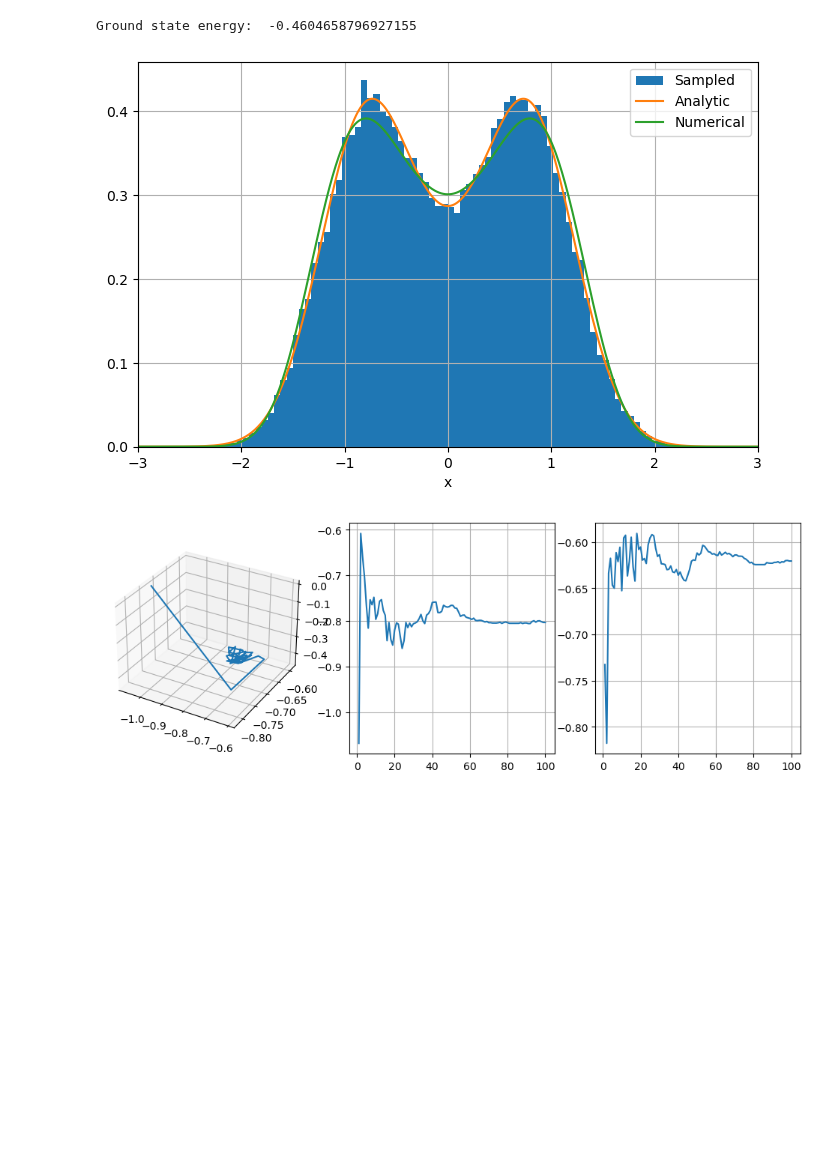
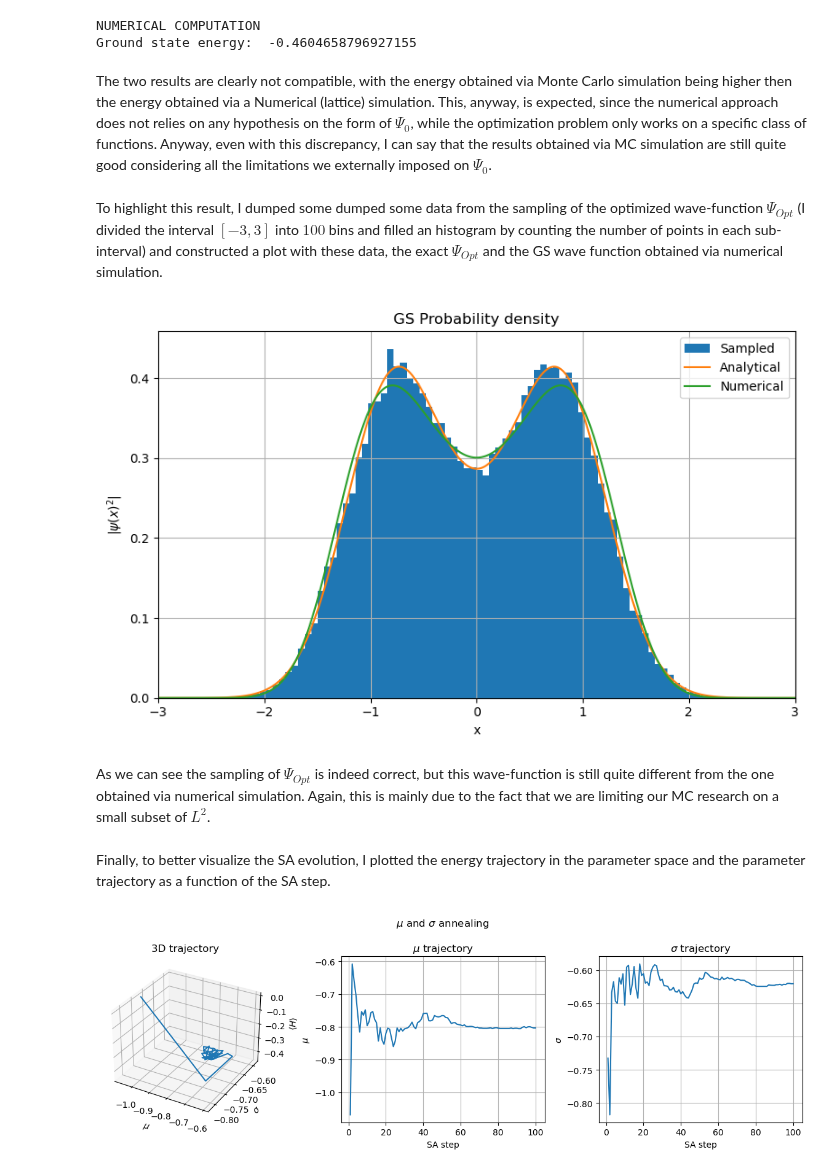
Before and after one commit to YggdrasilUrthr/NSL, a Jupyter notebook: Lab8/Lab8.ipynb, the cells around one changed output. Cells and saved outputs as stored; diff of their text form; code cells hidden in the pictures; blank space fills up the shorter version.

```diff
--- a/Lab8/Lab8.ipynb
+++ b/Lab8/Lab8.ipynb
@@ -61,6 +124,17 @@ Something around 500 block should be ok (error has stabilized and is not too hig
 E_data = np.loadtxt(run_path + "SA_E.csv", delimiter=',')
 
 plt.errorbar(1.0 / E_data[:, 0], E_data[:, 1], yerr = E_data[:, 2])
+plt.xlabel(r"$\beta$")
+plt.ylabel(r"$\langle H_\beta \rangle$")
+plt.title("Energy annealing")
 plt.grid(True)
+plt.tight_layout()
 plt.show()
+
+out_params = np.loadtxt(run_path + "SA_params.csv", delimiter = ',')
+
+mu = out_params[0]
+sigma = out_params[1]
+
+print("Mu: {}\tSigma: {}".format(mu, sigma))
 # %% [output]
@@ -102,11 +182,15 @@ E,psi = np.linalg.eigh(H)
 psi = np.transpose(psi)
 psi = psi/np.sqrt(dx)
 
+print("NUMERICAL COMPUTATION")
 print("Ground state energy: ", E[0])
 
 scale = 0.3
 # %% [output]
+NUMERICAL COMPUTATION
 Ground state energy:  -0.4604658796927155
+# %% [markdown]
+The two results are clearly not compatible, with the energy obtained via Monte Carlo simulation being higher then the energy obtained via a Numerical (lattice) simulation. This, anyway, is expected, since the numerical approach does not relies on any hypothesis on the form of $\Psi_0$, while the optimization problem only works on a specific class of functions. Anyway, even with this discrepancy, I can say that the results obtained via MC simulation are still quite good considering all the limitations we externally imposed on $\Psi_0$.
 # %%
 def psi_SA(x, mu, sigma):
 
@@ -114,23 +198,32 @@ def psi_SA(x, mu, sigma):
 
 # Psi^2 normalization (numerically computed)
 psi_sqrd_norm = 2.61126
+# %% [markdown]
+To highlight this result, I dumped some dumped some data from the sampling of the optimized wave-function $\Psi_{Opt}$ (I divided the interval $[-3,3]$ into $100$ bins and filled an histogram by counting the number of points in each sub-interval) and constructed a plot with these data, the exact $\Psi_{Opt}$ and the GS wave function obtained via numerical simulation.
 # %%
 hist_data = np.loadtxt(run_path + "final_hist.csv", delimiter = ',')
 out_params = np.loadtxt(run_path + "SA_params.csv", delimiter = ',')
 
 mu = out_params[0]
 sigma = out_params[1]
 
 plt.hist(hist_data[0,:], bins = hist_data[0,:], weights = hist_data[1,:], density = True, label = "Sampled")
-plt.plot(x, psi_SA(x, mu, sigma) ** 2 / psi_sqrd_norm, label = "Analytic")
+plt.plot(x, psi_SA(x, mu, sigma) ** 2 / psi_sqrd_norm, label = "Analytical")
 plt.plot(x,(psi[0])**2, label = "Numerical")
 plt.xlabel("x")
+plt.ylabel(r"$|\psi(x)^2|$")
+plt.title("GS Probability density")
 plt.grid(True)
 plt.xlim((-3,3))
 plt.legend()
+plt.tight_layout()
 plt.show()
 # %% [output]
-[figure, old version]
+[figure, new version]
+# %% [markdown]
+As we can see the sampling of $\Psi_{Opt}$ is indeed correct, but this wave-function is still quite different from the one obtained via numerical simulation. Again, this is mainly due to the fact that we are limiting our MC research on a small subset of $L^2$.
+# %% [markdown]
+Finally, to better visualize the SA evolution, I plotted the energy trajectory in the parameter space and the parameter trajectory as a function of the SA step.
 # %%
 SA_evol_data = np.loadtxt(run_path + "SA_evol.csv", delimiter = ',')
 
@@ -142,12 +235,25 @@ plt.figure().set_size_inches((12, 4))
 
 plt.subplot(1, 3, 1, projection='3d')
 plt.plot(X, Y, Z)
+plt.xlabel(r"$\mu$")
+plt.ylabel(r"$\sigma$")
+plt.gca().set_zlabel(r"$\langle H \rangle$")
+plt.title("3D trajectory")
 plt.subplot(1, 3, 2)
 plt.plot(np.arange(1, 101), X)
+plt.xlabel("SA step")
+plt.ylabel(r"$\mu$")
+plt.title(r"$\mu$ trajectory")
 plt.grid(True)
 plt.subplot(1, 3, 3)
 plt.plot(np.arange(1, 101), Y)
+plt.xlabel("SA step")
+plt.ylabel(r"$\sigma$")
+plt.title(r"$\sigma$ trajectory")
 plt.grid(True)
+
+plt.suptitle(r"$\mu$ and $\sigma$ annealing ")
+plt.tight_layout()
 plt.show()
 # %% [output]
-[figure, old version]
+[figure, new version]
```
Also changed, not shown: parts of 20 cells of this notebook, 2 other files.
